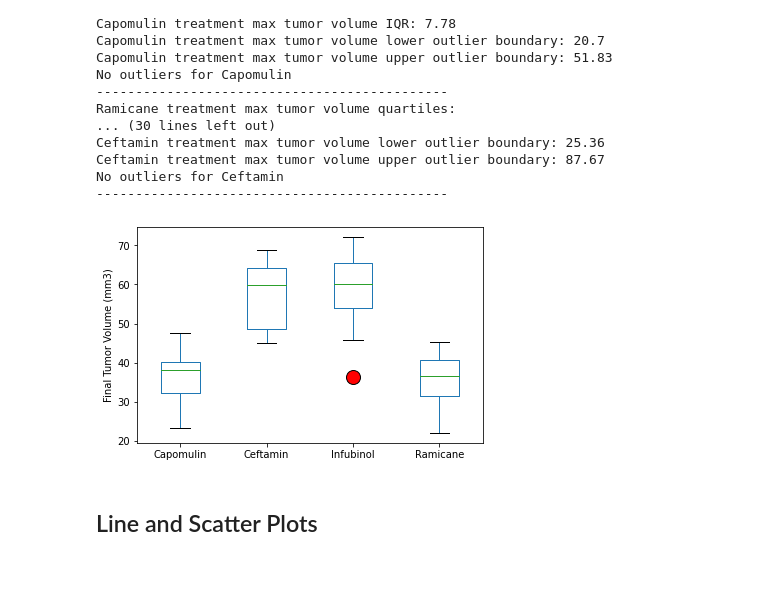
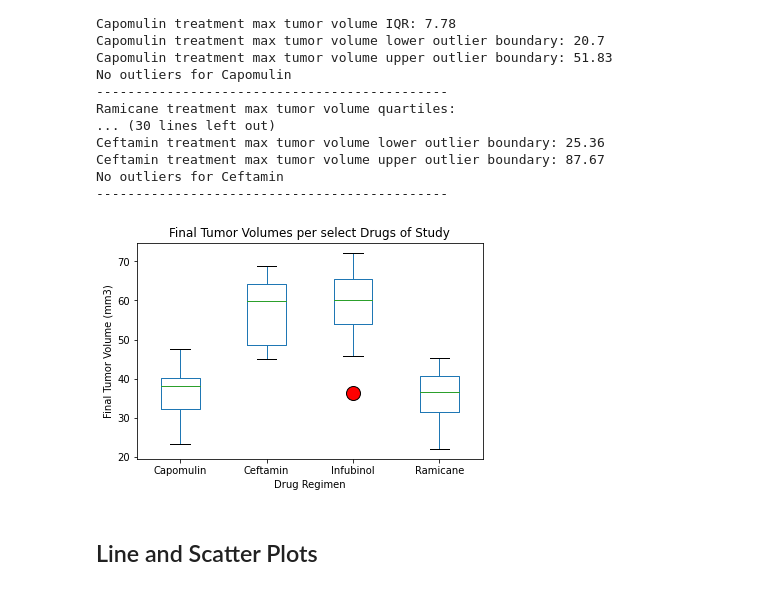
Before and after one commit to luchovzla/matplotlib-challenge, a Jupyter notebook: Pymaceuticals/pymaceuticals_starter.ipynb, the cells around one changed output. Drawn from its saved outputs; the diff is of its cells as text; code cells hidden in the pictures.

Commit message:
Modified README.md and added missing plot formatting.

```diff
--- a/Pymaceuticals/pymaceuticals_starter.ipynb
+++ b/Pymaceuticals/pymaceuticals_starter.ipynb
@@ -359,21 +359,21 @@ No outliers for Ceftamin
 # %%
 # Generate a box plot of the final tumor volume of each mouse across four regimens of interest
 
 max_timepoint_df.boxplot(by = "Drug Regimen",
                          column = "Tumor Volume (mm3)",
                          flierprops = {"markerfacecolor": "red", "markersize": 14})
 
 # Properties
 plt.grid(False)
-plt.title("")
+plt.title("Final Tumor Volumes per select Drugs of Study")
 plt.suptitle("")
-plt.xlabel("")
+plt.xlabel("Drug Regimen")
 plt.ylabel("Final Tumor Volume (mm3)")
 
 # Show plot
 plt.show()
 # %% [output]
-[figure, old version]
+[figure, new version]
 # %% [markdown]
 ## Line and Scatter Plots
 # %%
```
Also changed, not shown: parts of 3 cells of this notebook, 1 other file.
